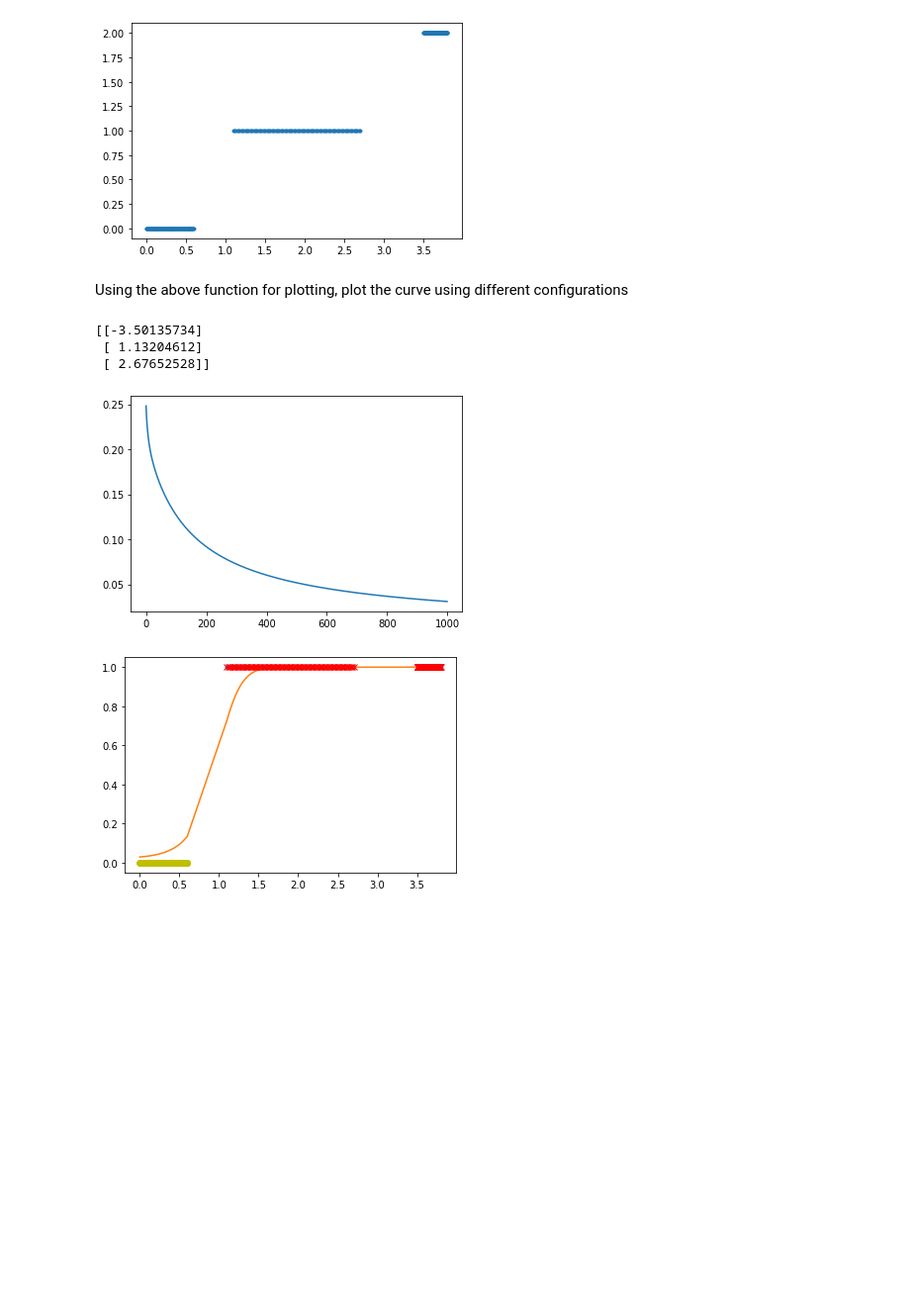
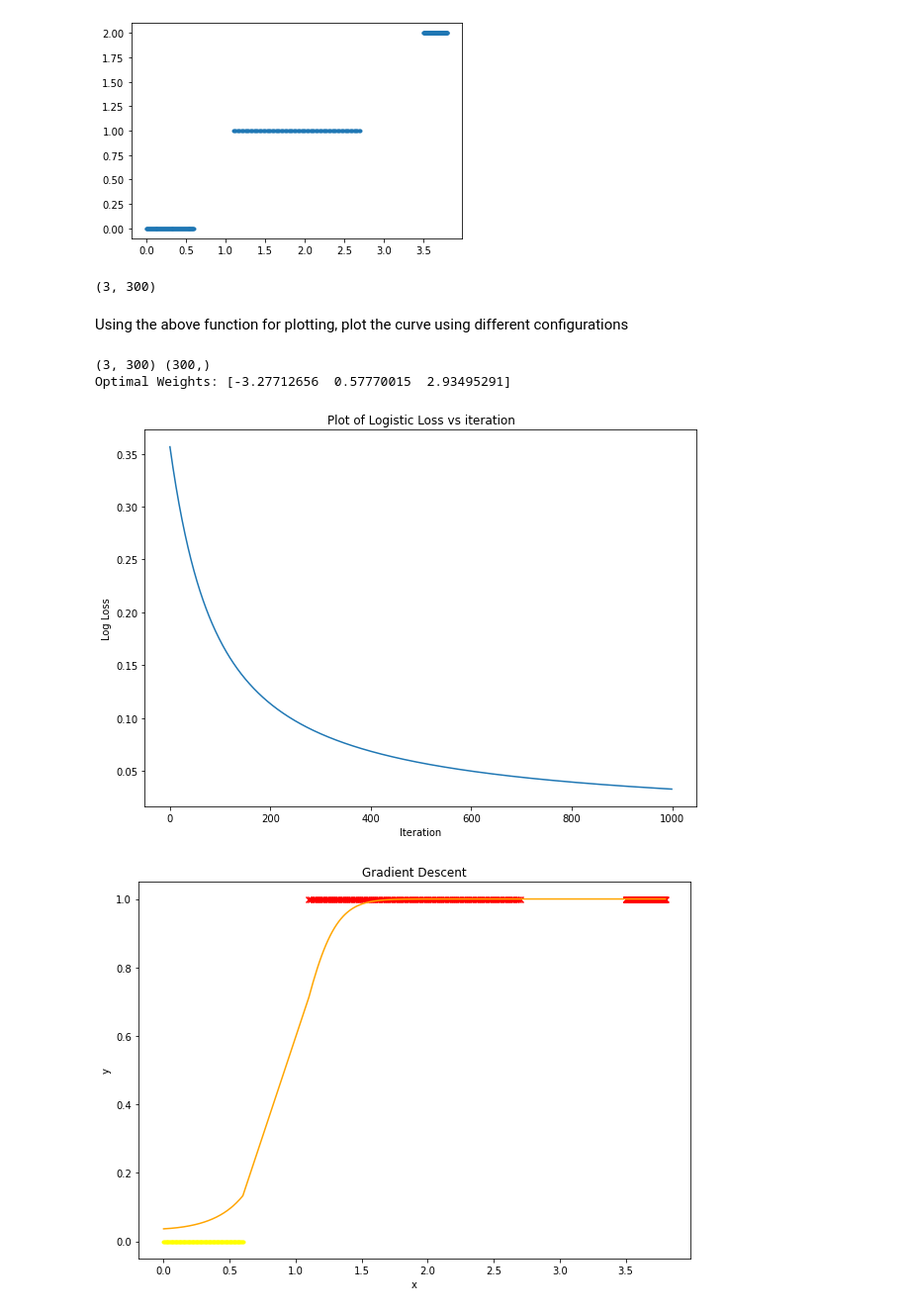
Before and after one commit to shashankp28/PRML-Lab-22, a Jupyter notebook: Assignment_6/Lab_7_Regression_Part_2.ipynb, the cells around one changed output. Shown at 99% size. Cells and saved outputs as stored; diff of their text form; code cells hidden in the pictures; blank space fills up the shorter version.

```diff
--- a/Assignment_6/Lab_7_Regression_Part_2.ipynb
+++ b/Assignment_6/Lab_7_Regression_Part_2.ipynb
@@ -9,6 +9,7 @@ In this Lab we will look into the shortcomings of Linear Regression and see how
 # %%
 import numpy as np
 import matplotlib.pyplot as plt
+plt.rcParams["figure.figsize"] = (10, 7)
 # %% [markdown]
 #Polynomial Regression
 
@@ -405,6 +406,7 @@ class logis_regression:
     self.name = name  # Create an instance variable
 
   def logis(self,x,w_old):
+
     op = (x.T@w_old).flatten()
     op = 1/(np.exp(-op) + 1)
     return op
@@ -423,7 +425,7 @@ class logis_regression:
 
     err = []
     prev_err = float('inf')
-    w = np.random.uniform((x.shape[0], 1))
+    w = np.random.uniform(size=(x.shape[0], ))
     for i in range(1000):
 
       w = self.grad_update(w, lr, y, x)
@@ -602,6 +611,9 @@ def data_transform(X,degree):
   return X_new
 
 x_aug=data_transform(x[np.newaxis,:],2)
+x_aug.shape
+# %% [output]
+(3, 300)
 # %%
 # plot for classification
 def plot_op(x,y_pred):
@@ -614,15 +626,49 @@ def plot_op(x,y_pred):
   plt.plot(x1,np.ones((x1).shape),'x',color='r')
 # %% [markdown]
 Using the above function for plotting, plot the curve using different configurations
+# %%
+def one_vs_three(x, x_aug, y, zero_class) :
+    y_t = (y!=zero_class).astype('float')
+    reg = logis_regression('log')
+
+
+    print(x_aug.shape, y_t.shape)
+    w_grad, err = reg.Regression_grad_des(x_aug, y_t, 0.1)
+
+    print("Optimal Weights:", w_grad)
+
+
+    plt.figure(figsize=(10, 7))
+    plt.plot(err)
+    plt.title("Plot of Logistic Loss vs iteration")
+    plt.xlabel("Iteration")
+    plt.ylabel("Log Loss")
+    plt.show()
+
+    y_pred = sigmoid((x_aug.T @ w_grad).flatten())
+
+
+    low_inds = y_pred<0.5
+    high_inds = y_pred>=0.5
+
+    plt.figure(figsize=(10, 7))
+    plt.scatter(x[low_inds], y_t[low_inds], marker='.', c='yellow')
+    plt.scatter(x[high_inds], y_t[high_inds], marker='x', c='red')
+    plt.plot(x.T, y_pred, c='orange')
+    plt.title('Gradient Descent')
+    plt.xlabel('x')
+    plt.ylabel('y')
+    plt.show()
+    return w_grad, y_pred
 # %%
 # take class 0 as '0' and other to '1'
 ## Write your code here
+w0, y_pred0 = one_vs_three(x, x_aug, y, 0)
 # %% [output]
-[[-3.50135734]
- [ 1.13204612]
- [ 2.67652528]]
+(3, 300) (300,)
+Optimal Weights: [-3.27712656  0.57770015  2.93495291]
-[figure, old version]
+[figure, new version]
-[figure, old version]
+[figure, new version]
 # %%
 # take class 1 as '0' and other to '1'
 ## Write your code here
```
Also changed, not shown: parts of 17 cells of this notebook.
